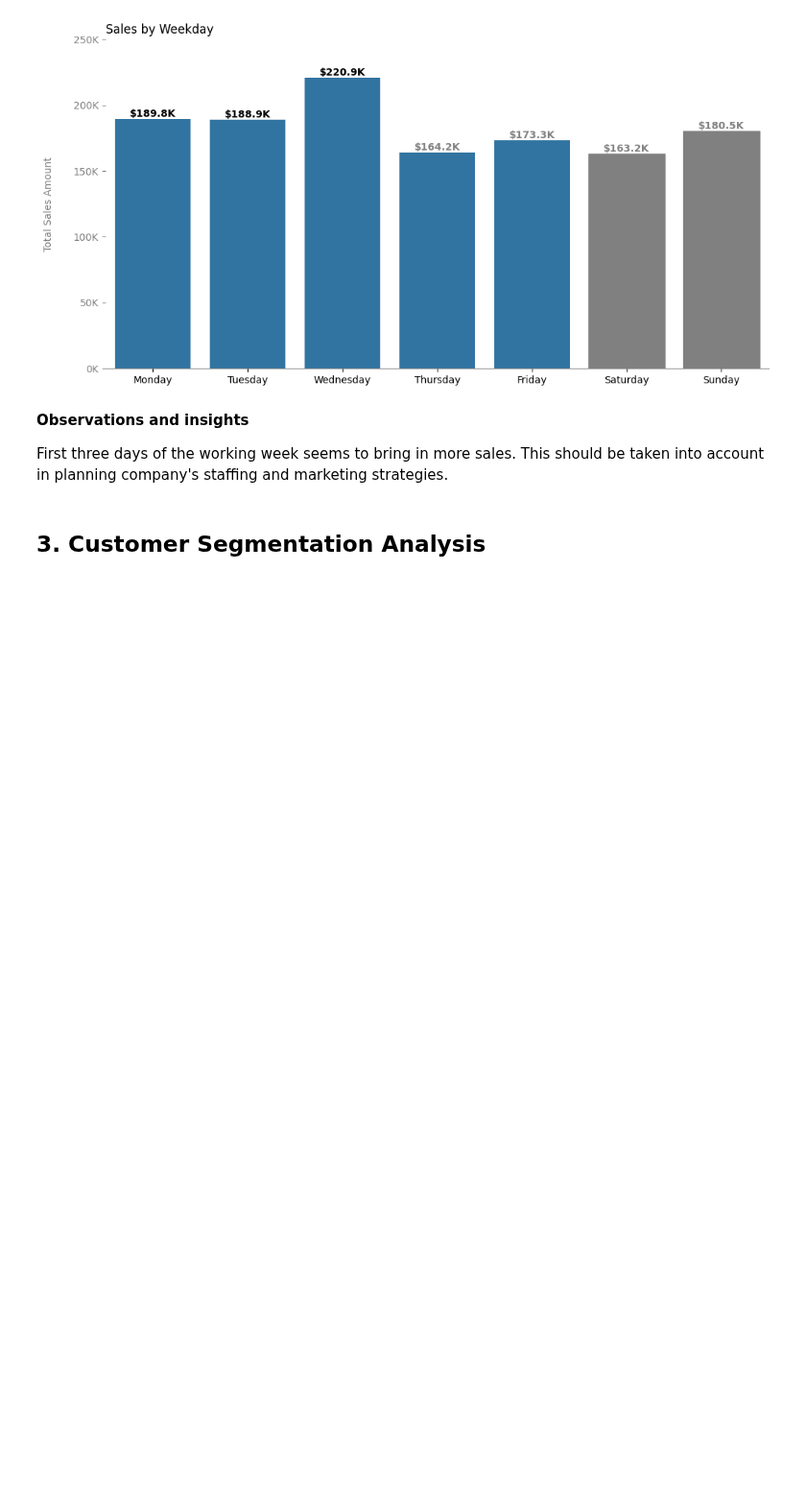
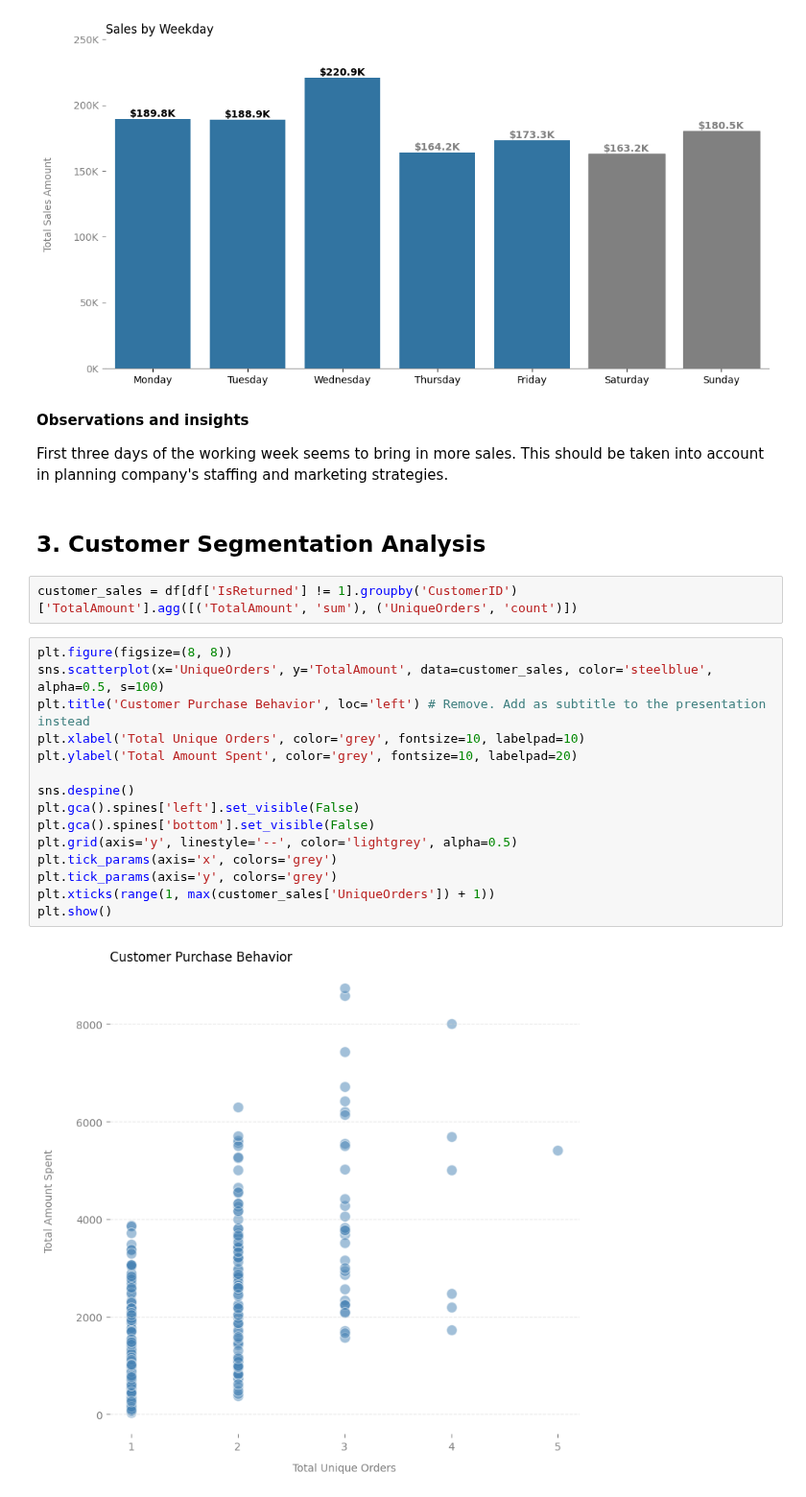
Before and after one commit to YuliaVK/Data-Analytics, a Jupyter notebook: EDA_Sales/notebooks/Sales_EDA.ipynb, the cells around one changed output. Shown at 96% size. Saved outputs shown, nothing was run; the diff lists cells and outputs as text; blank space fills up the shorter version.

Commit message:
EDA - Customer Segmentation #1

```diff
--- a/EDA_Sales/notebooks/Sales_EDA.ipynb
+++ b/EDA_Sales/notebooks/Sales_EDA.ipynb
@@ -188,3 +188,22 @@ plt.show()
 First three days of the working week seems to bring in more sales. This should be taken into account in planning company's staffing and marketing strategies.
 # %% [markdown]
 ## 3. Customer Segmentation Analysis
+# %%
+customer_sales = df[df['IsReturned'] != 1].groupby('CustomerID')['TotalAmount'].agg([('TotalAmount', 'sum'), ('UniqueOrders', 'count')])
+# %%
+plt.figure(figsize=(8, 8))
+sns.scatterplot(x='UniqueOrders', y='TotalAmount', data=customer_sales, color='steelblue', alpha=0.5, s=100)
+plt.title('Customer Purchase Behavior', loc='left') # Remove. Add as subtitle to the presentation instead
+plt.xlabel('Total Unique Orders', color='grey', fontsize=10, labelpad=10)
+plt.ylabel('Total Amount Spent', color='grey', fontsize=10, labelpad=20)
+
+sns.despine()
+plt.gca().spines['left'].set_visible(False)
+plt.gca().spines['bottom'].set_visible(False)
+plt.grid(axis='y', linestyle='--', color='lightgrey', alpha=0.5)
+plt.tick_params(axis='x', colors='grey')
+plt.tick_params(axis='y', colors='grey')
+plt.xticks(range(1, max(customer_sales['UniqueOrders']) + 1))
+plt.show()
+# %% [output]
+[figure, added]
```
Also changed, not shown: parts of 1 cell of this notebook.
